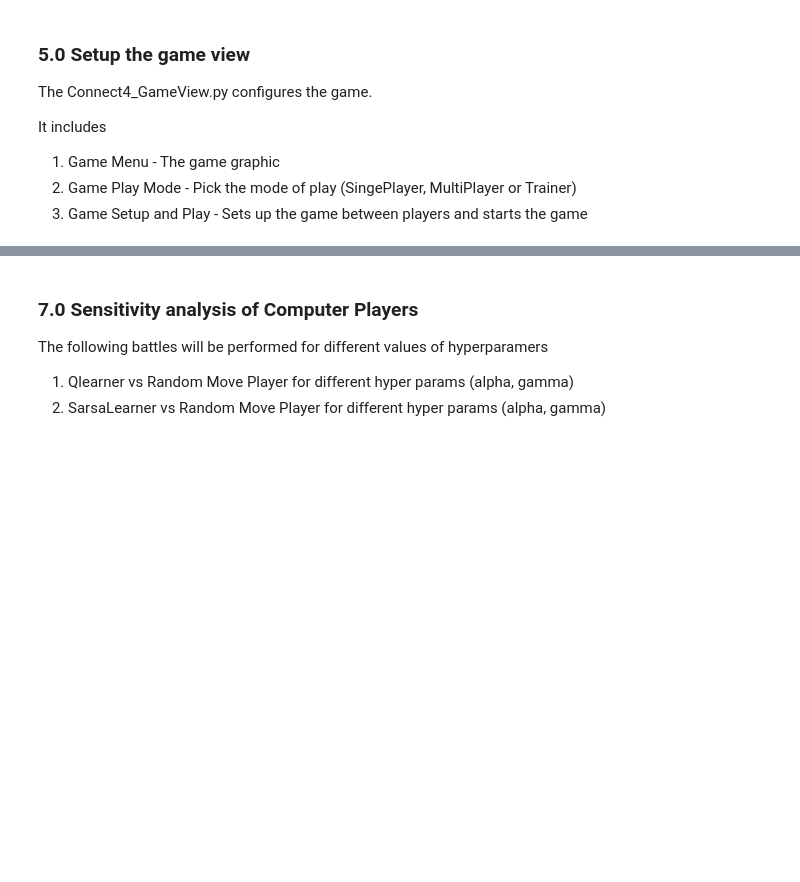
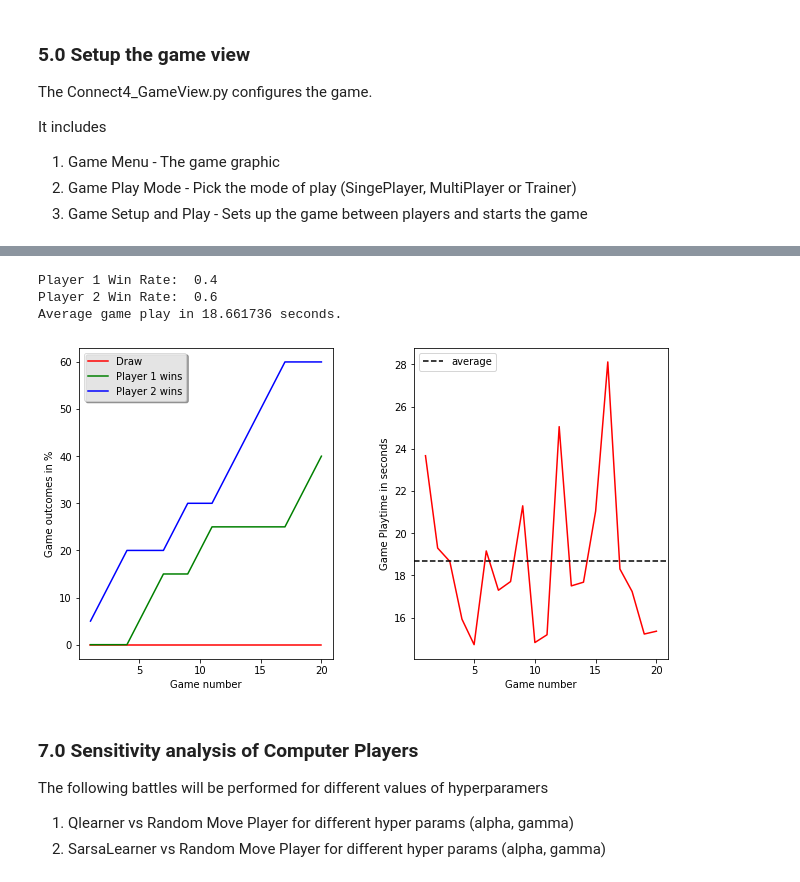
Before and after one commit to Team-Equality-RL-Project/connect-4, a Jupyter notebook: src/Connect4_Play.ipynb, the cells around one changed output, grey strips where cells are left out. Drawn from its saved outputs; the diff is of its cells as text; code cells hidden in the pictures; blank space fills up the shorter version.

Commit message:
Update gameview file with time factor and new plot

```diff
--- a/src/Connect4_Play.ipynb
+++ b/src/Connect4_Play.ipynb
@@ -200,3 +228,15 @@ if __name__ == "__main__":
+# %%
+#### 6.9 Minimax Player vs SarsaLeader battle over 20 games
+if __name__ == "__main__":
+    num_games = 20
+    PlayerType_1 = "minimax"
+    PlayerType_2 = "montecarlo"
+    GameView(1200, 760).main_menu(PlayerType_1, PlayerType_2, num_games)
+# %% [output]
+Player 1 Win Rate:  0.4
+Player 2 Win Rate:  0.6
+Average game play in 18.661736 seconds.
+[figure, added]
 # %% [markdown]
 ### 7.0 Sensitivity analysis of Computer Players
 The following battles will be performed for different values of hyperparamers
```
Also changed, not shown: parts of 11 cells of this notebook, 2 other files.
